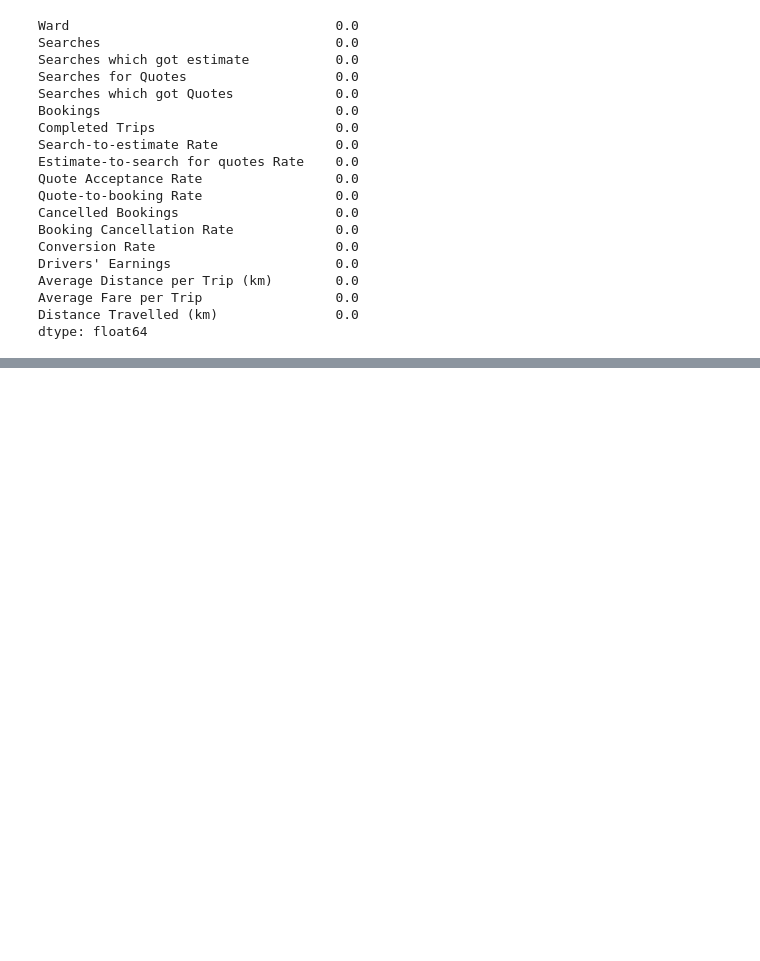
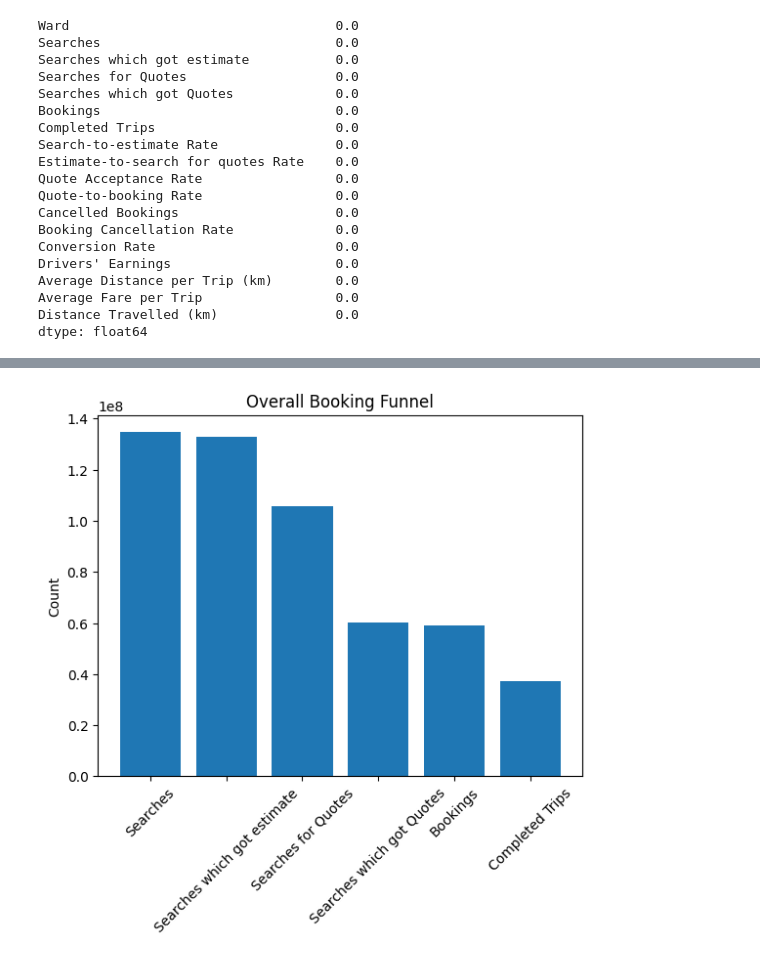
Before and after one commit to debjit11/Namma-Yatri-and-Uber-Analysis, a Jupyter notebook: yarti_main.ipynb, the cells around one changed output, grey strips where cells are left out. Saved outputs shown, nothing was run; the diff lists cells and outputs as text; code cells hidden in the pictures; blank space fills up the shorter version.

```diff
--- a/yarti_main.ipynb
+++ b/yarti_main.ipynb
@@ -105,3 +105,14 @@ df.head()
 | 2 | Doddakanahalli | 1727250 | 1711471 | 1456511 | 596480 | 587089 | ... |
 | 3 | Agara | 1226026 | 1214797 | 1043176 | 520539 | 508562 | ... |
 | 4 | Koramangala | 1169452 | 1158300 | 994218 | 528008 | 515062 | ... |
+# %%
+funnel_cols = [
+    'Searches',
+    'Searches which got estimate',
+    'Searches for Quotes',
+    'Searches which got Quotes',
+    'Bookings',
+    'Completed Trips'
+]
+
+df[funnel_cols].sum()
@@ -107,0 +127,8 @@ df.head()
+# %%
+plt.bar(funnel_cols, df[funnel_cols].sum())
+plt.title("Overall Booking Funnel")
+plt.ylabel("Count")
+plt.xticks(rotation=45)
+plt.show()
+# %% [output]
+[figure, added]
```
Also changed, not shown: parts of 2 cells of this notebook.
